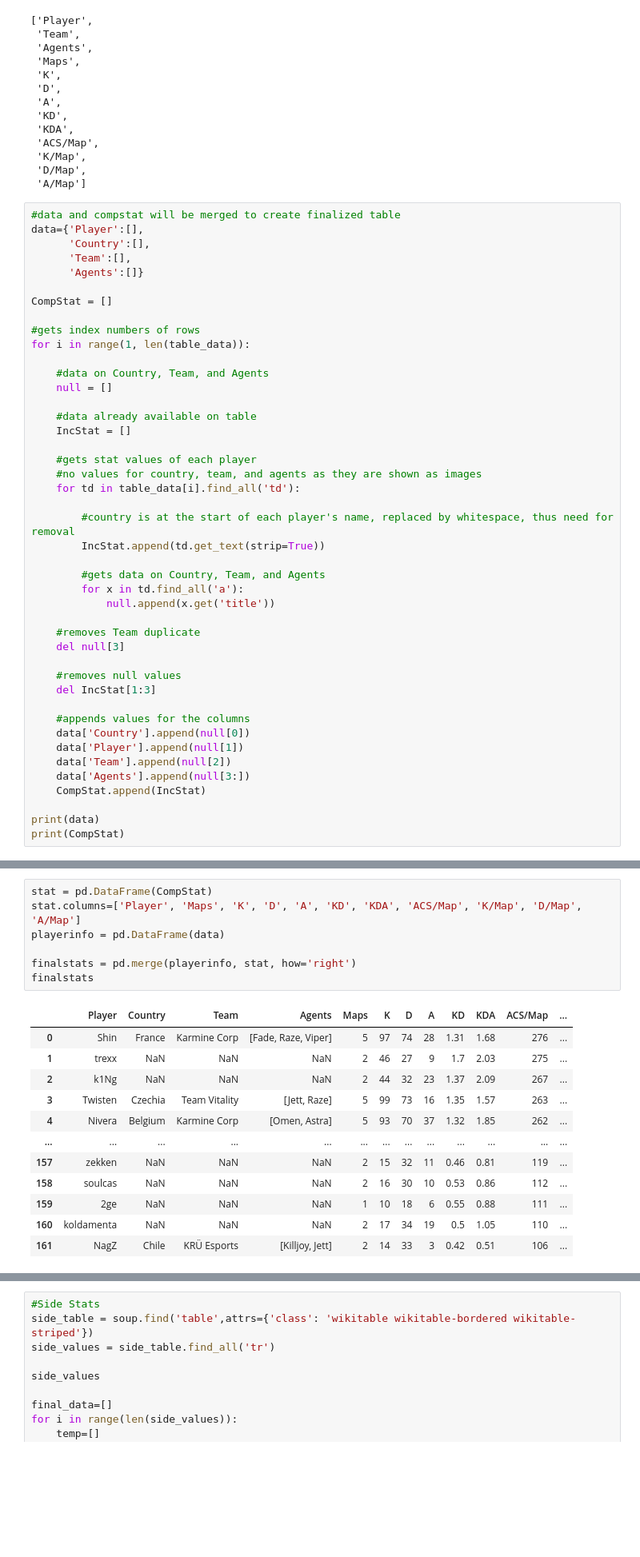
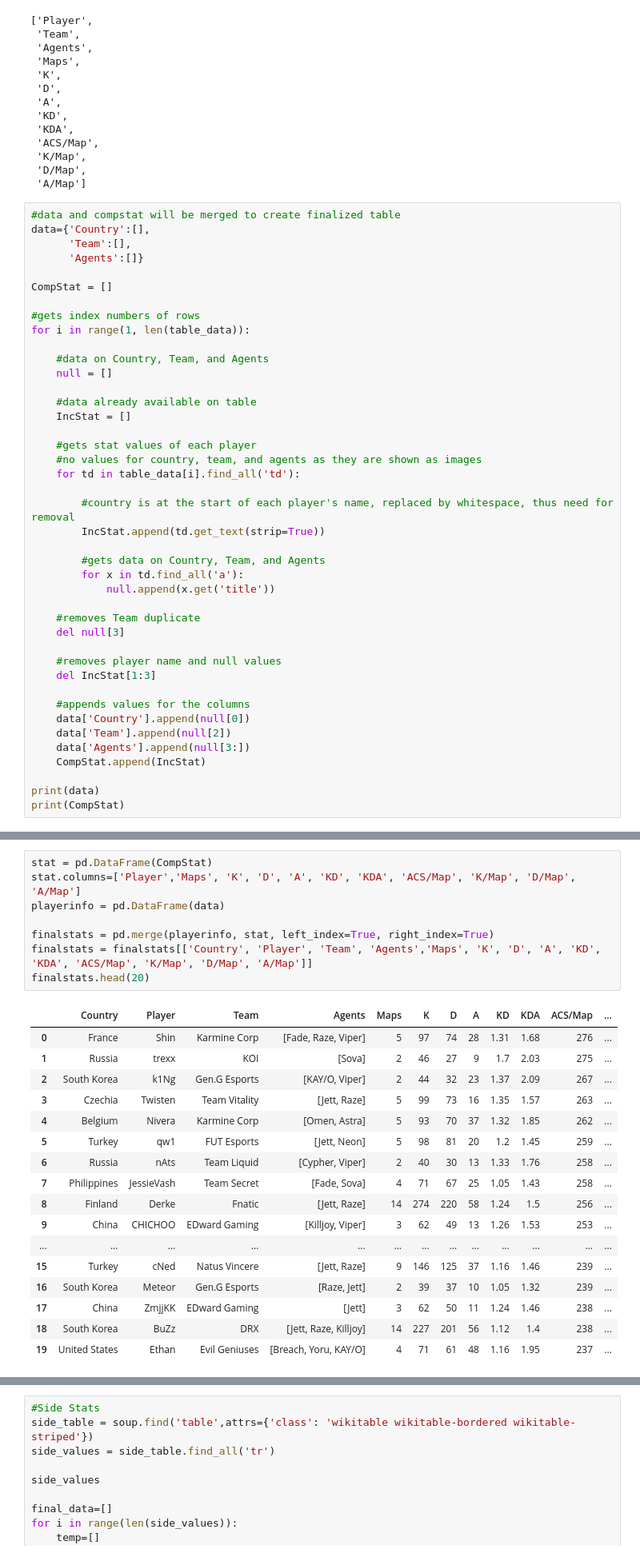
Before and after one commit to ecmanalese/LOCK-IN2023, a Jupyter notebook: Data Scraping.ipynb, the cells around one changed output, grey strips where cells are left out. Shown at 80% size. Cells and saved outputs as stored; diff of their text form; blank space fills up the shorter version.

Commit message:
Uploaded new Data Scraping notebook file

```diff
--- a/Data Scraping.ipynb
+++ b/Data Scraping.ipynb
@@ -87,8 +87,7 @@ headers
  'A/Map']
 # %%
 #data and compstat will be merged to create finalized table
-data={'Player':[],
-      'Country':[],
+data={'Country':[],
       'Team':[],
       'Agents':[]}
 
@@ -117,12 +116,11 @@ for i in range(1, len(table_data)):
     #removes Team duplicate
     del null[3]
 
-    #removes null values
+    #removes player name and null values
     del IncStat[1:3]
 
     #appends values for the columns
     data['Country'].append(null[0])
-    data['Player'].append(null[1])
     data['Team'].append(null[2])
     data['Agents'].append(null[3:])
     CompStat.append(IncStat)
@@ -134,21 +132,27 @@ print(CompStat)
 [['Shin', '5', '97', '74', '28', '1.31', '1.68', '276', '19.4', '14.8', '5.6'], ['trexx', '2', '46', '27', '9', '1.7', '2.03', '275', '23', '13.5', '4.5'], ['k1Ng', '2', '44', '32', '23', '1.37', '2.0 ...
 # %%
 stat = pd.DataFrame(CompStat)
-stat.columns=['Player', 'Maps', 'K', 'D', 'A', 'KD', 'KDA', 'ACS/Map', 'K/Map', 'D/Map', 'A/Map']
+stat.columns=['Player','Maps', 'K', 'D', 'A', 'KD', 'KDA', 'ACS/Map', 'K/Map', 'D/Map', 'A/Map']
 playerinfo = pd.DataFrame(data)
 
-finalstats = pd.merge(playerinfo, stat, how='right')
-finalstats
+finalstats = pd.merge(playerinfo, stat, left_index=True, right_index=True)
+finalstats = finalstats[['Country', 'Player', 'Team', 'Agents','Maps', 'K', 'D', 'A', 'KD', 'KDA', 'ACS/Map', 'K/Map', 'D/Map', 'A/Map']]
+finalstats.head(20)
 # %% [output]
-|  | Player | Country | Team | Agents | Maps | K | D | A | KD | KDA | ACS/Map | ... |
-| 0 | Shin | France | Karmine Corp | [Fade, Raze, Viper] | 5 | 97 | 74 | 28 | 1.31 | 1.68 | 276 | ... |
-| 1 | trexx | NaN | NaN | NaN | 2 | 46 | 27 | 9 | 1.7 | 2.03 | 275 | ... |
-| 2 | k1Ng | NaN | NaN | NaN | 2 | 44 | 32 | 23 | 1.37 | 2.09 | 267 | ... |
-| 3 | Twisten | Czechia | Team Vitality | [Jett, Raze] | 5 | 99 | 73 | 16 | 1.35 | 1.57 | 263 | ... |
-| 4 | Nivera | Belgium | Karmine Corp | [Omen, Astra] | 5 | 93 | 70 | 37 | 1.32 | 1.85 | 262 | ... |
+|  | Country | Player | Team | Agents | Maps | K | D | A | KD | KDA | ACS/Map | ... |
+| 0 | France | Shin | Karmine Corp | [Fade, Raze, Viper] | 5 | 97 | 74 | 28 | 1.31 | 1.68 | 276 | ... |
+| 1 | Russia | trexx | KOI | [Sova] | 2 | 46 | 27 | 9 | 1.7 | 2.03 | 275 | ... |
+| 2 | South Korea | k1Ng | Gen.G Esports | [KAY/O, Viper] | 2 | 44 | 32 | 23 | 1.37 | 2.09 | 267 | ... |
+| 3 | Czechia | Twisten | Team Vitality | [Jett, Raze] | 5 | 99 | 73 | 16 | 1.35 | 1.57 | 263 | ... |
+| 4 | Belgium | Nivera | Karmine Corp | [Omen, Astra] | 5 | 93 | 70 | 37 | 1.32 | 1.85 | 262 | ... |
+| 5 | Turkey | qw1 | FUT Esports | [Jett, Neon] | 5 | 98 | 81 | 20 | 1.2 | 1.45 | 259 | ... |
+| 6 | Russia | nAts | Team Liquid | [Cypher, Viper] | 2 | 40 | 30 | 13 | 1.33 | 1.76 | 258 | ... |
+| 7 | Philippines | JessieVash | Team Secret | [Fade, Sova] | 4 | 71 | 67 | 25 | 1.05 | 1.43 | 258 | ... |
+| 8 | Finland | Derke | Fnatic | [Jett, Raze] | 14 | 274 | 220 | 58 | 1.24 | 1.5 | 256 | ... |
+| 9 | China | CHICHOO | EDward Gaming | [Killjoy, Viper] | 3 | 62 | 49 | 13 | 1.26 | 1.53 | 253 | ... |
 | ... | ... | ... | ... | ... | ... | ... | ... | ... | ... | ... | ... | ... |
-| 157 | zekken | NaN | NaN | NaN | 2 | 15 | 32 | 11 | 0.46 | 0.81 | 119 | ... |
-| 158 | soulcas | NaN | NaN | NaN | 2 | 16 | 30 | 10 | 0.53 | 0.86 | 112 | ... |
-| 159 | 2ge | NaN | NaN | NaN | 1 | 10 | 18 | 6 | 0.55 | 0.88 | 111 | ... |
-| 160 | koldamenta | NaN | NaN | NaN | 2 | 17 | 34 | 19 | 0.5 | 1.05 | 110 | ... |
-| 161 | NagZ | Chile | KRÜ Esports | [Killjoy, Jett] | 2 | 14 | 33 | 3 | 0.42 | 0.51 | 106 | ... |
+| 15 | Turkey | cNed | Natus Vincere | [Jett, Raze] | 9 | 146 | 125 | 37 | 1.16 | 1.46 | 239 | ... |
+| 16 | South Korea | Meteor | Gen.G Esports | [Raze, Jett] | 2 | 39 | 37 | 10 | 1.05 | 1.32 | 239 | ... |
+| 17 | China | ZmjjKK | EDward Gaming | [Jett] | 3 | 62 | 50 | 11 | 1.24 | 1.46 | 238 | ... |
+| 18 | South Korea | BuZz | DRX | [Jett, Raze, Killjoy] | 14 | 227 | 201 | 56 | 1.12 | 1.4 | 238 | ... |
+| 19 | United States | Ethan | Evil Geniuses | [Breach, Yoru, KAY/O] | 4 | 71 | 61 | 48 | 1.16 | 1.95 | 237 | ... |
```
Also changed, not shown: parts of 8 cells of this notebook.
